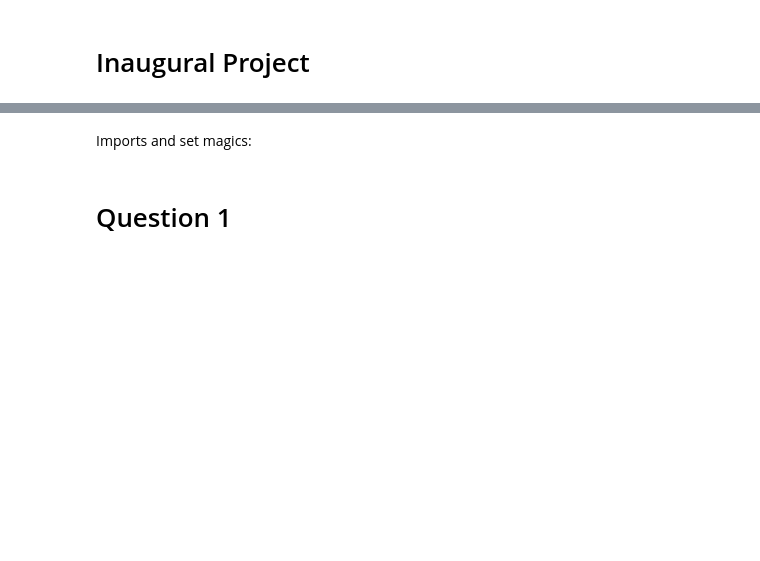
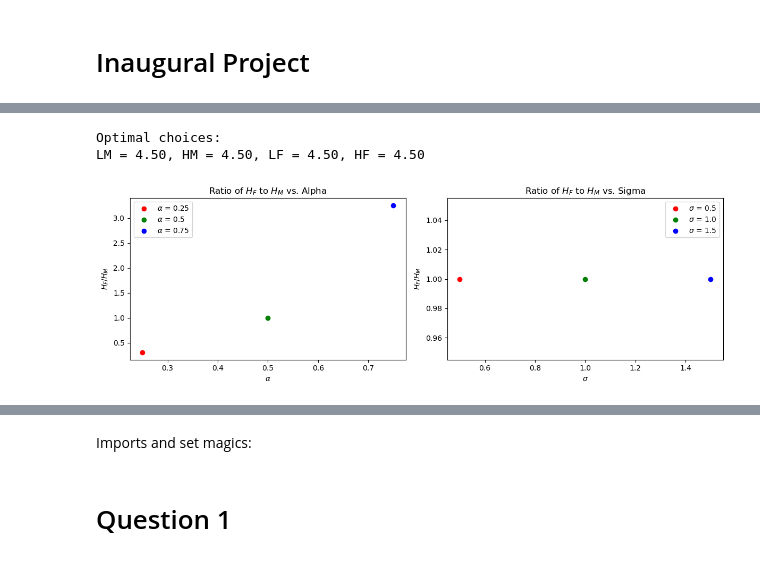
Before and after one commit to NumEconCopenhagen/projects-2023-de-slemme-programmeringsrotter, a Jupyter notebook: inauguralproject/inauguralproject.ipynb, the cells around one changed output, grey strips where cells are left out. Cells and saved outputs as stored; diff of their text form; code cells hidden in the pictures; blank space fills up the shorter version.

```diff
--- a/inauguralproject/inauguralproject.ipynb
+++ b/inauguralproject/inauguralproject.ipynb
@@ -9,0 +10,58 @@
+# %%
+import pandas as pd
+import matplotlib.pyplot as plt
+from HouseholdSpecializationModel import HouseholdSpecializationModelClass
+
+# create an instance of the model class
+model = HouseholdSpecializationModelClass()
+
+# solve the model for the default parameters
+model.par.alpha = 0.5
+model.par.sigma = 1.0
+opt = model.solve_discrete()
+
+# print the results
+print("Optimal choices:")
+print(f"LM = {opt.LM:.2f}, HM = {opt.HM:.2f}, LF = {opt.LF:.2f}, HF = {opt.HF:.2f}")
+
+# plot H_F/H_M vs alpha
+fig, axs = plt.subplots(nrows=1, ncols=2, figsize=(12, 4))
+
+ax = axs[0]
+alphas = [0.25, 0.5, 0.75]
+colors = ['red', 'green', 'blue']
+
+for i, alpha in enumerate(alphas):
+    model.par.alpha = alpha
+    model.par.sigma = 1.0
+    opt = model.solve_discrete()
+    ax.scatter(alpha, opt.HF/opt.HM, label=r'$\alpha$ = {}'.format(alpha), color=colors[i])
+
+ax.set_xlabel(r'$\alpha$')
+ax.set_ylabel(r'$H_F / H_M$')
+ax.set_title('Ratio of $H_F$ to $H_M$ vs. Alpha')
+ax.legend()
+
+# plot H_F/H_M vs sigma
+ax = axs[1]
+sigmas = [0.5, 1.0, 1.5]
+colors = ['red', 'green', 'blue']
+
+for i, sigma in enumerate(sigmas):
+    model.par.sigma = sigma
+    model.par.alpha = 0.5
+    opt = model.solve_discrete()
+    ax.scatter(sigma, opt.HF/opt.HM, label=r'$\sigma$ = {}'.format(sigma), color=colors[i])
+
+ax.set_xlabel(r'$\sigma$')
+ax.set_ylabel(r'$H_F / H_M$')
+ax.set_title('Ratio of $H_F$ to $H_M$ vs. Sigma')
+ax.legend()
+
+# display the plots
+plt.tight_layout()
+plt.show()
+# %% [output]
+Optimal choices:
+LM = 4.50, HM = 4.50, LF = 4.50, HF = 4.50
+[figure, added]
```
Also changed, not shown: parts of 6 cells of this notebook.
